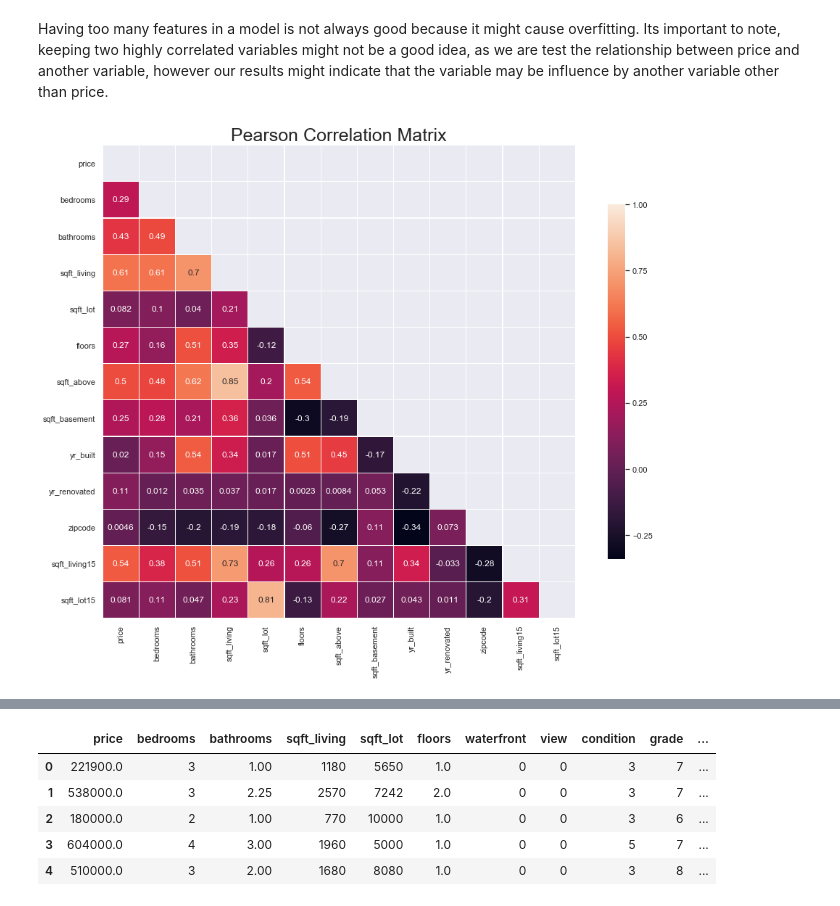
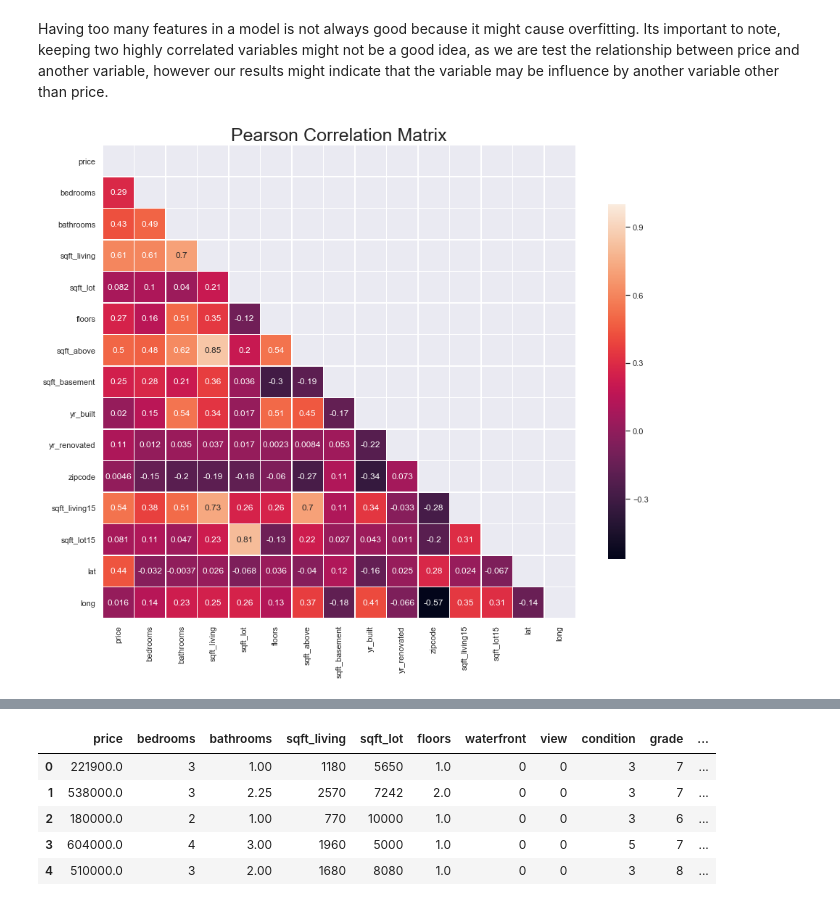
Before and after one commit to mwon3919/Springboard_Captstone1, a Jupyter notebook: Springboard_capstoneproject1.ipynb, the cells around one changed output, grey strips where cells are left out. Saved outputs shown, nothing was run; the diff lists cells and outputs as text; code cells hidden in the pictures.

```diff
--- a/Springboard_capstoneproject1.ipynb
+++ b/Springboard_capstoneproject1.ipynb
@@ -1755,17 +1724,17 @@ Having too many features in a model is not always good because it might cause ov
 # %%
 features = ['price', 'bedrooms','bathrooms','sqft_living','sqft_lot',
            'floors','waterfront','view','condition','grade','sqft_above',
             'sqft_basement','yr_built','yr_renovated','zipcode','sqft_living15'
-           ,'sqft_lot15']
+           ,'sqft_lot15','lat','long']
 
 mask = np.zeros_like(df[features].corr(),dtype=np.bool)
 mask[np.triu_indices_from(mask)] = True
 f,ax = plt.subplots(figsize=(16,12))
 plt.title('Pearson Correlation Matrix',fontsize=25)
 sns.heatmap(df[features].corr(),linewidths=0.25,vmax=1.0, square=True,
             linecolor='w',annot=True,mask=mask,cbar_kws={'shrink':.75});
 # %% [output]
-[figure, old version]
+[figure, new version]
 # %%
 df.info() #some features are not needed for model, and some we need to convert to numeric
 # %% [output]
```
Also changed, not shown: parts of 93 cells of this notebook, 1 other file.
